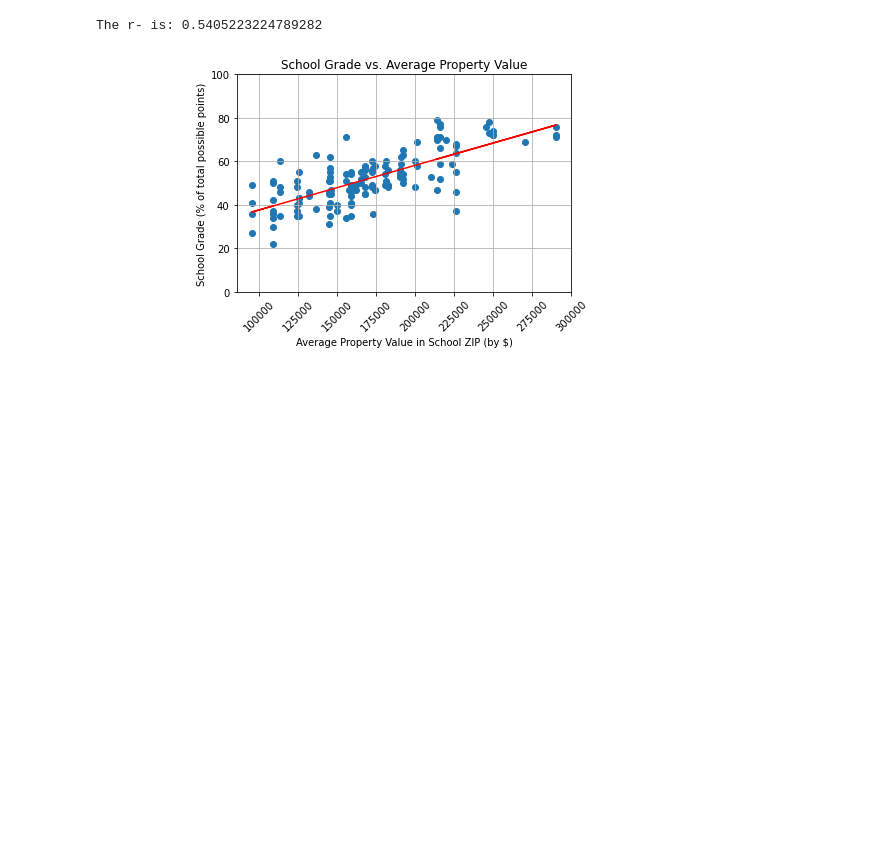
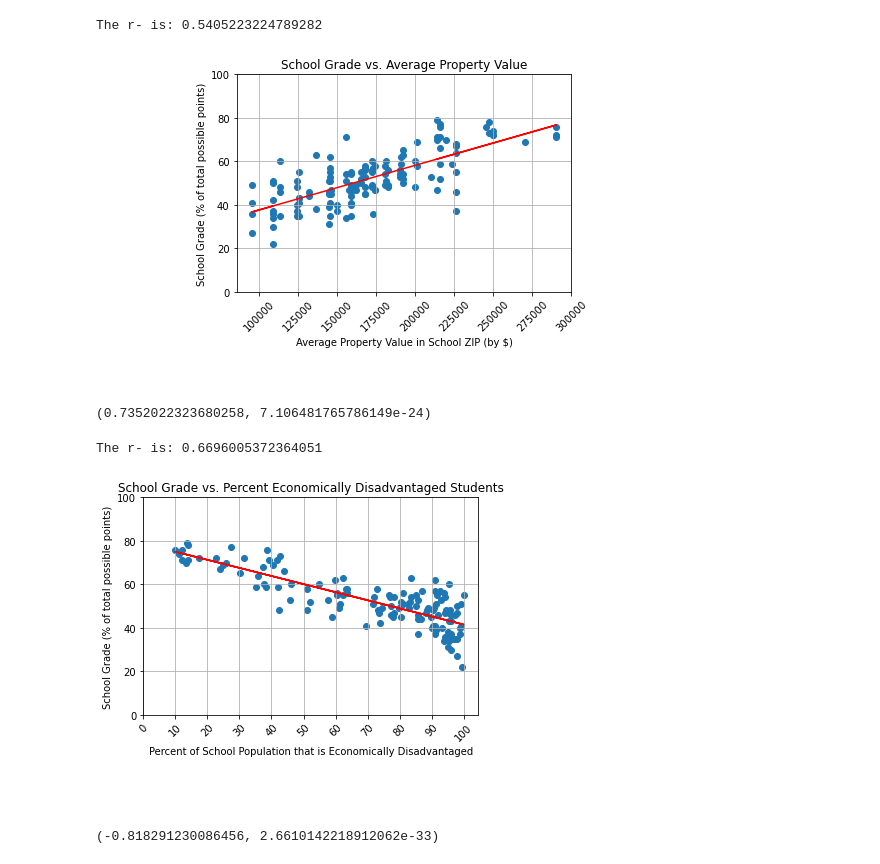
Before and after one commit to gregb23/Project1_Group4, a Jupyter notebook: KS/school_visuals.ipynb, the cells around one changed output. Saved outputs shown, nothing was run; the diff lists cells and outputs as text; code cells hidden in the pictures; blank space fills up the shorter version.

```diff
--- a/KS/school_visuals.ipynb
+++ b/KS/school_visuals.ipynb
@@ -173,3 +174,47 @@ plt.show()
 # %% [output]
 The r- is: 0.5405223224789282
 [figure]
+# %%
+stats.pearsonr(x_values, y_values)
+# %% [output]
+(0.7352022323680258, 7.106481765786149e-24)
+# %%
+# Create scatter plot w/ regression line for school grade vs percent economically disadvantaged
+
+# Set x and y values for scatter plot
+x_values1 = grade_w_value_19['Percent of Economically Disadvantaged Students']
+y_values1 = grade_w_value_19['Percent of Total Possible Points']
+
+# Perform a linear regression on school grade vs. average property value
+(slope, intercept, rvalue, pvalue, stderr) = linregress(x_values1, y_values1)
+
+# Get regression values
+regress_values = x_values1 * slope + intercept
+
+# Create line equation string
+line_eq = "y = " + str(round(slope,2)) + "x +" + str(round(intercept,2))
+
+# Create scatter plot and
+# set plot specs
+plt.scatter(x_values1, y_values1)
+plt.plot(x_values1,regress_values,"r-")
+plt.xlabel('Percent of School Population that is Economically Disadvantaged')
+plt.ylabel("School Grade (% of total possible points)")
+plt.ylim(0, 100)
+plt.xticks(np.arange(0, 105, step=10), rotation=45)
+plt.annotate(line_eq,(5,-40),fontsize=15,color="red")
+plt.grid(which='major', axis='both')
+plt.title("School Grade vs. Percent Economically Disadvantaged Students")
+
+# Print r value
+print(f"The r- is: {rvalue**2}")
+
+# Display plot
+plt.show()
+# %% [output]
+The r- is: 0.6696005372364051
+[figure, added]
+# %%
+stats.pearsonr(x_values1, y_values1)
+# %% [output]
+(-0.818291230086456, 2.6610142218912062e-33)
```
Also changed, not shown: parts of 4 cells of this notebook, 1 other file.
